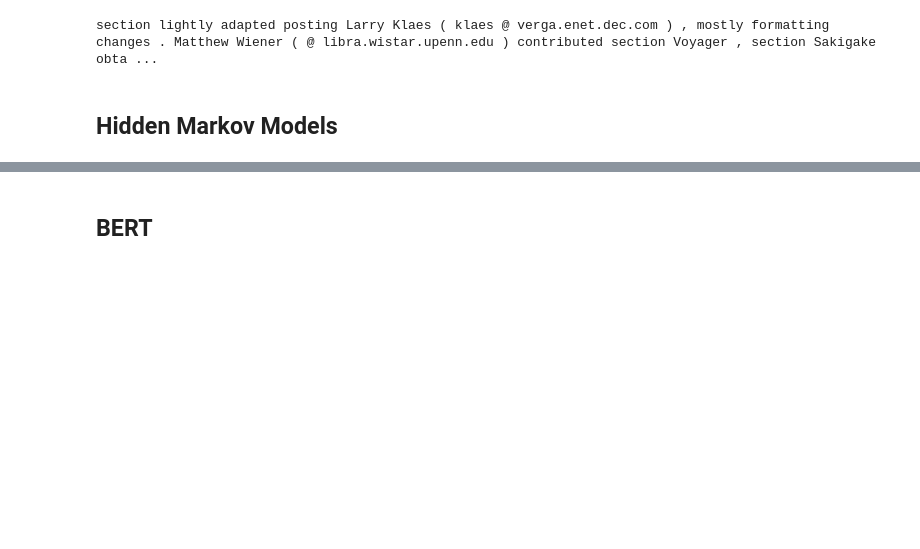
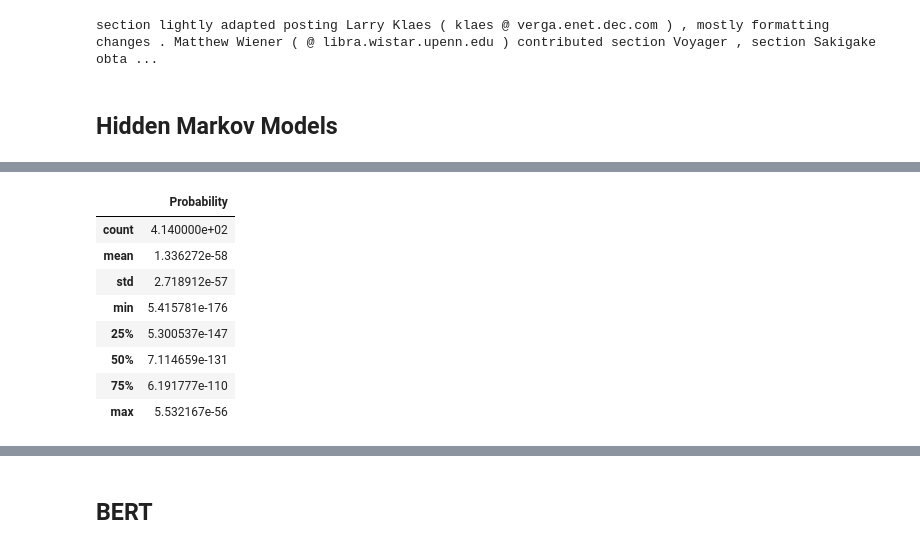
Before and after one commit to urvashiramdasani/Document-Summarization, a Jupyter notebook: notebooks/20_newsgroups_using_HMM.ipynb, the cells around one changed output, grey strips where cells are left out. Saved outputs shown, nothing was run; the diff lists cells and outputs as text; code cells hidden in the pictures; blank space fills up the shorter version.

```diff
--- a/notebooks/20_newsgroups_using_HMM.ipynb
+++ b/notebooks/20_newsgroups_using_HMM.ipynb
@@ -108,0 +249,12 @@ emission_probs = []
+# %%
+df.describe()
+# %% [output]
+|  | Probability |
+| count | 4.140000e+02 |
+| mean | 1.336272e-58 |
+| std | 2.718912e-57 |
+| min | 5.415781e-176 |
+| 25% | 5.300537e-147 |
+| 50% | 7.114659e-131 |
+| 75% | 6.191777e-110 |
+| max | 5.532167e-56 |
```
Also changed, not shown: parts of 16 cells of this notebook.
